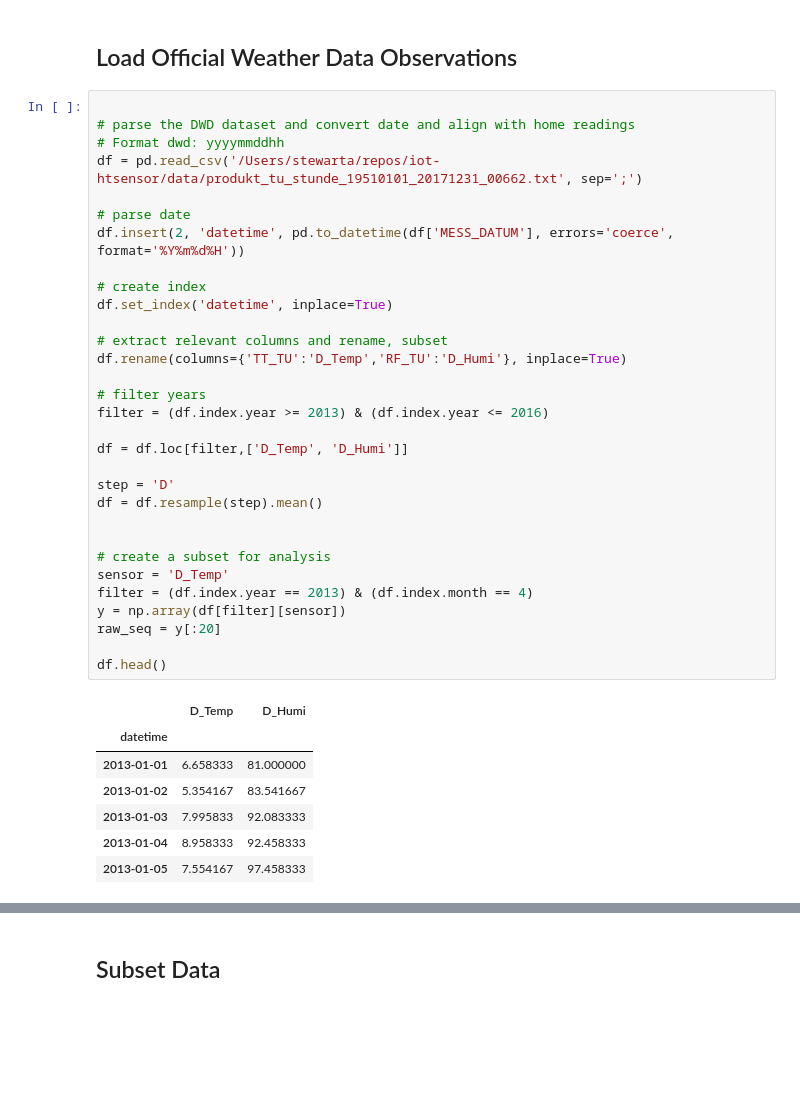
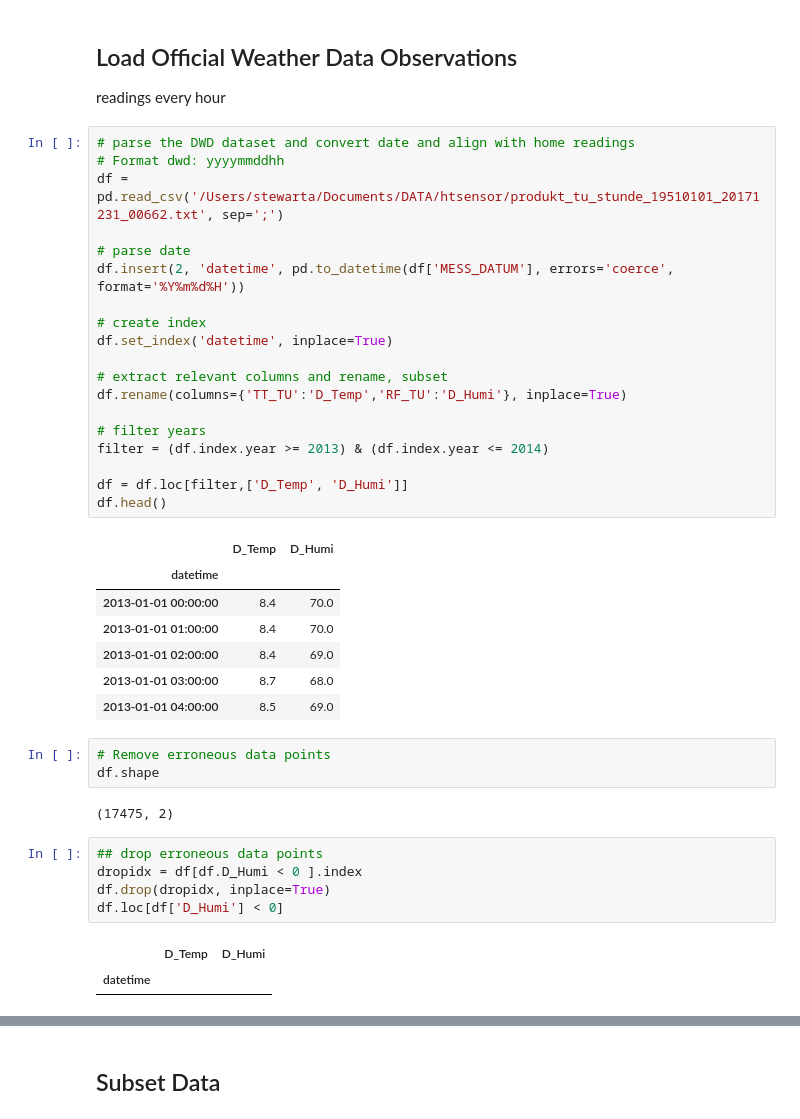
Before and after one commit to chalendony/iot-htsensor, a Jupyter notebook: analysis/univariate_mlp.ipynb, the cells around one changed output, grey strips where cells are left out. Drawn from its saved outputs; the diff is of its cells as text; blank space fills up the shorter version.

```diff
--- a/analysis/univariate_mlp.ipynb
+++ b/analysis/univariate_mlp.ipynb
@@ -11,41 +12,44 @@ Using TensorFlow backend.
 # %% [markdown]
 ## Load Official Weather Data Observations
+
+readings every hour
 # %%
-
 # parse the DWD dataset and convert date and align with home readings
 # Format dwd: yyyymmddhh
-df = pd.read_csv('/Users/stewarta/repos/iot-htsensor/data/produkt_tu_stunde_19510101_20171231_00662.txt', sep=';')
+df = pd.read_csv('/Users/stewarta/Documents/DATA/htsensor/produkt_tu_stunde_19510101_20171231_00662.txt', sep=';')
 
 # parse date
 df.insert(2, 'datetime', pd.to_datetime(df['MESS_DATUM'], errors='coerce', format='%Y%m%d%H'))
 
 # create index
 df.set_index('datetime', inplace=True)
 
 # extract relevant columns and rename, subset
 df.rename(columns={'TT_TU':'D_Temp','RF_TU':'D_Humi'}, inplace=True)
 
 # filter years
-filter = (df.index.year >= 2013) & (df.index.year <= 2016)
+filter = (df.index.year >= 2013) & (df.index.year <= 2014)
 
 df = df.loc[filter,['D_Temp', 'D_Humi']]
-
-step = 'D'
-df = df.resample(step).mean()
-
-
-# create a subset for analysis
-sensor = 'D_Temp'
-filter = (df.index.year == 2013) & (df.index.month == 4)
-y = np.array(df[filter][sensor])
-raw_seq = y[:20]
-
 df.head()
 # %% [output]
 |  | D_Temp | D_Humi |
 | datetime |  |  |
-| 2013-01-01 | 6.658333 | 81.000000 |
-| 2013-01-02 | 5.354167 | 83.541667 |
-| 2013-01-03 | 7.995833 | 92.083333 |
-| 2013-01-04 | 8.958333 | 92.458333 |
-| 2013-01-05 | 7.554167 | 97.458333 |
+| 2013-01-01 00:00:00 | 8.4 | 70.0 |
+| 2013-01-01 01:00:00 | 8.4 | 70.0 |
+| 2013-01-01 02:00:00 | 8.4 | 69.0 |
+| 2013-01-01 03:00:00 | 8.7 | 68.0 |
+| 2013-01-01 04:00:00 | 8.5 | 69.0 |
+# %%
+# Remove erroneous data points
+df.shape
+# %% [output]
+(17475, 2)
+# %%
+## drop erroneous data points
+dropidx = df[df.D_Humi < 0 ].index
+df.drop(dropidx, inplace=True)
+df.loc[df['D_Humi'] < 0]
+# %% [output]
+|  | D_Temp | D_Humi |
+| datetime |  |  |
```
Also changed, not shown: parts of 24 cells of this notebook, 14 other files.
